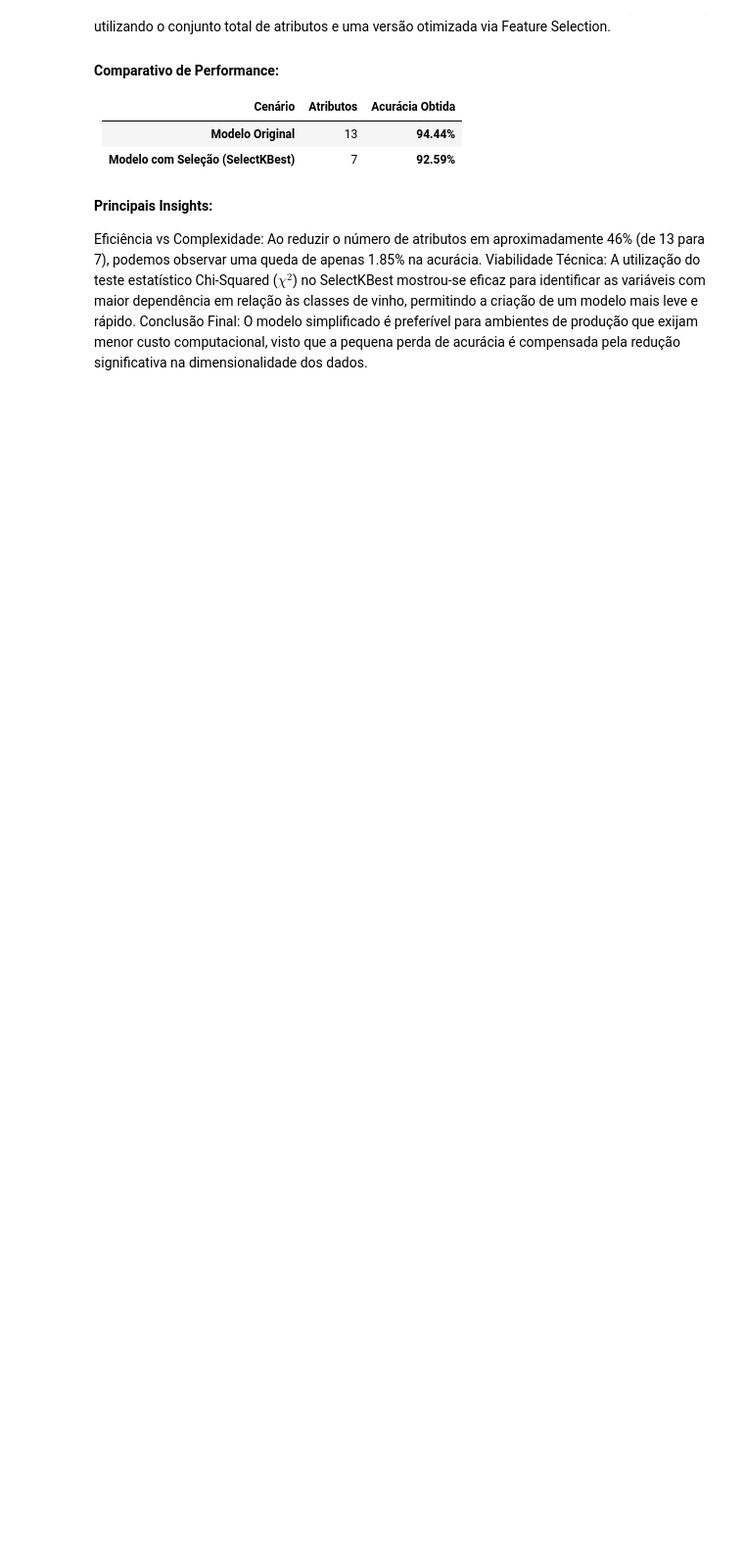
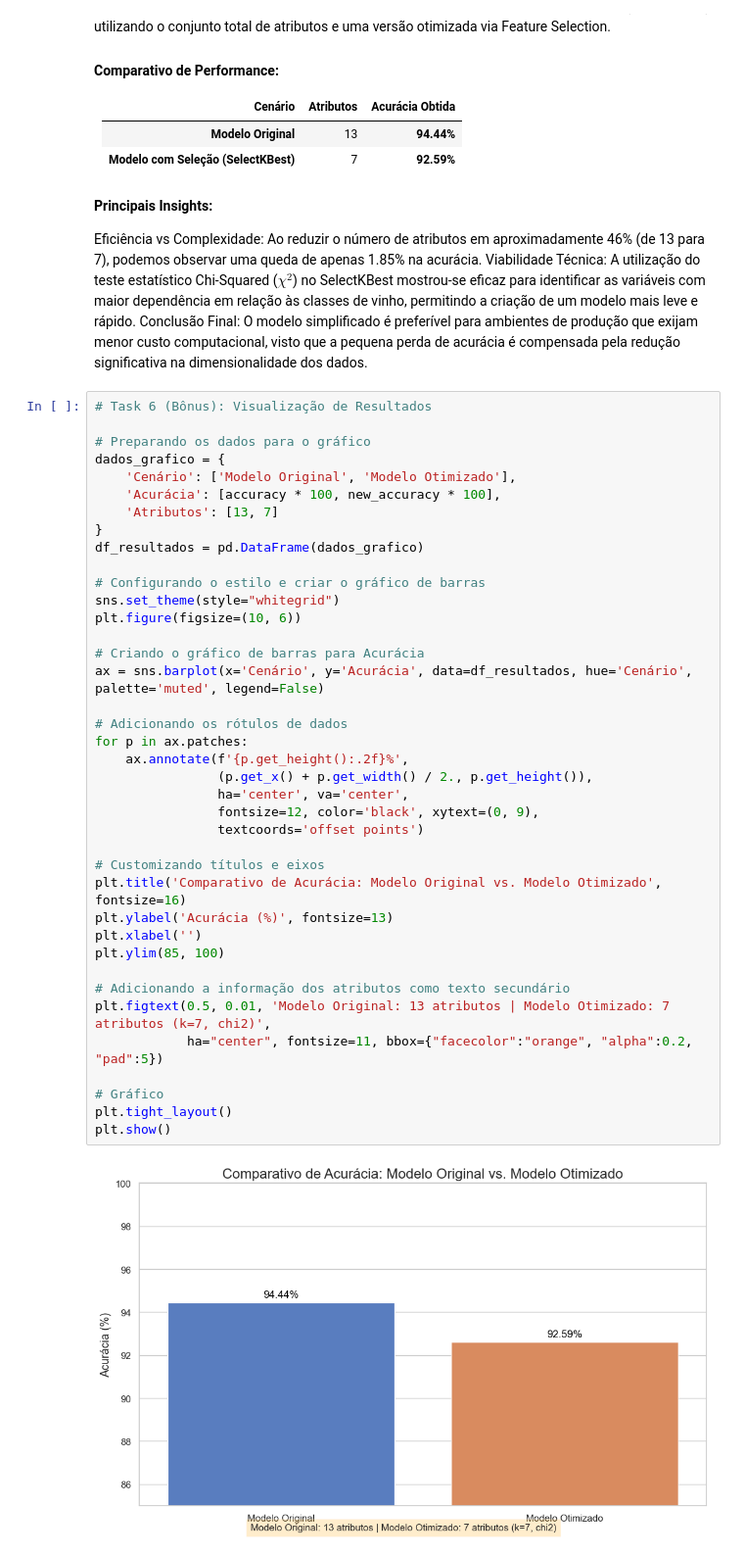
Before and after one commit to lucasm-brandao/wine-classification-feature-selection, a Jupyter notebook: projeto_vinhos.ipynb, the cells around one changed output. Shown at 98% size. Saved outputs shown, nothing was run; the diff lists cells and outputs as text; blank space fills up the shorter version.

Commit message:
feat: implementar visualização de resultados e atualizar README com gráfico

```diff
--- a/projeto_vinhos.ipynb
+++ b/projeto_vinhos.ipynb
@@ -99,3 +101,44 @@ Neste projeto, realizei uma comparação entre um modelo de classificação Naiv
 Eficiência vs Complexidade: Ao reduzir o número de atributos em aproximadamente 46% (de 13 para 7), podemos observar uma queda de apenas 1.85% na acurácia.
 Viabilidade Técnica: A utilização do teste estatístico Chi-Squared ($\chi^2$) no SelectKBest mostrou-se eficaz para identificar as variáveis com maior dependência em relação às classes de vinho, permitindo a criação de um modelo mais leve e rápido.
 Conclusão Final: O modelo simplificado é preferível para ambientes de produção que exijam menor custo computacional, visto que a pequena perda de acurácia é compensada pela redução significativa na dimensionalidade dos dados.
+# %%
+# Task 6 (Bônus): Visualização de Resultados
+
+# Preparando os dados para o gráfico
+dados_grafico = {
+    'Cenário': ['Modelo Original', 'Modelo Otimizado'],
+    'Acurácia': [accuracy * 100, new_accuracy * 100],
+    'Atributos': [13, 7]
+}
+df_resultados = pd.DataFrame(dados_grafico)
+
+# Configurando o estilo e criar o gráfico de barras
+sns.set_theme(style="whitegrid")
+plt.figure(figsize=(10, 6))
+
+# Criando o gráfico de barras para Acurácia
+ax = sns.barplot(x='Cenário', y='Acurácia', data=df_resultados, hue='Cenário', palette='muted', legend=False)
+
+# Adicionando os rótulos de dados
+for p in ax.patches:
+    ax.annotate(f'{p.get_height():.2f}%',
+                (p.get_x() + p.get_width() / 2., p.get_height()),
+                ha='center', va='center',
+                fontsize=12, color='black', xytext=(0, 9),
+                textcoords='offset points')
+
+# Customizando títulos e eixos
+plt.title('Comparativo de Acurácia: Modelo Original vs. Modelo Otimizado', fontsize=16)
+plt.ylabel('Acurácia (%)', fontsize=13)
+plt.xlabel('')
+plt.ylim(85, 100)
+
+# Adicionando a informação dos atributos como texto secundário
+plt.figtext(0.5, 0.01, 'Modelo Original: 13 atributos | Modelo Otimizado: 7 atributos (k=7, chi2)',
+            ha="center", fontsize=11, bbox={"facecolor":"orange", "alpha":0.2, "pad":5})
+
+# Gráfico
+plt.tight_layout()
+plt.show()
+# %% [output]
+[figure, added]
```
Also changed, not shown: parts of 1 cell of this notebook, 2 other files.
